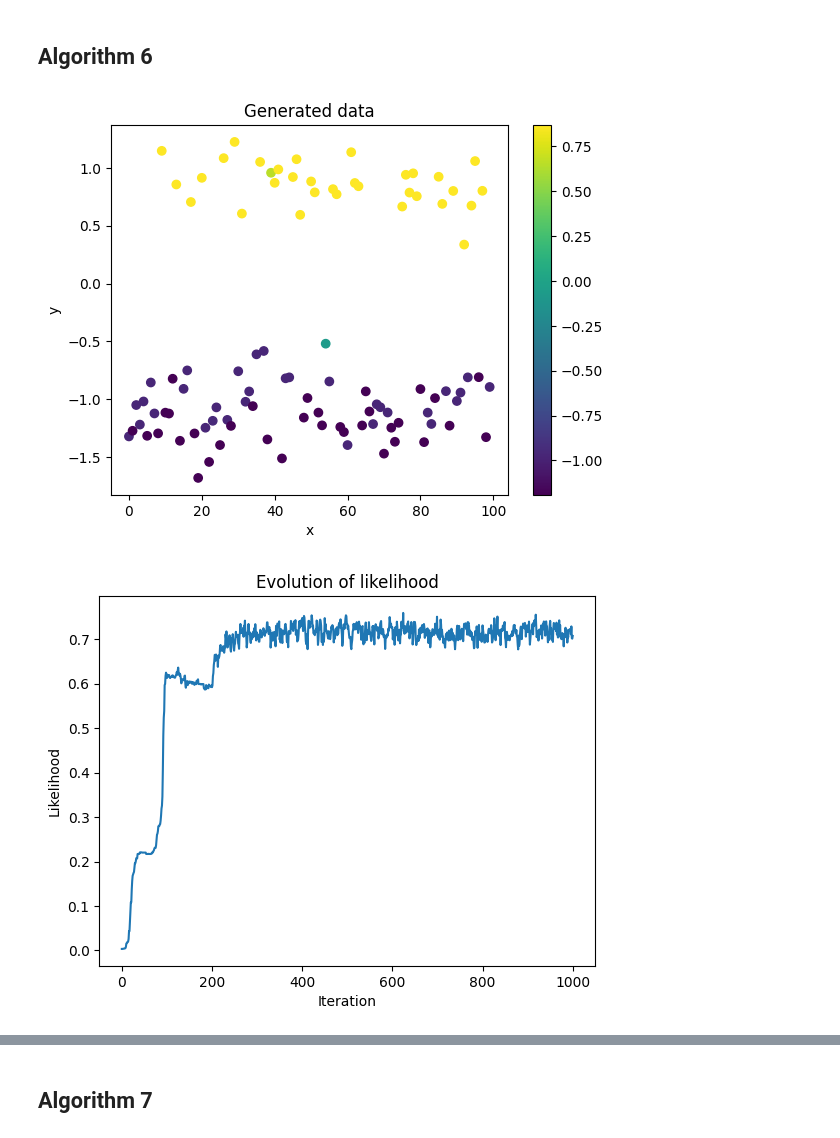
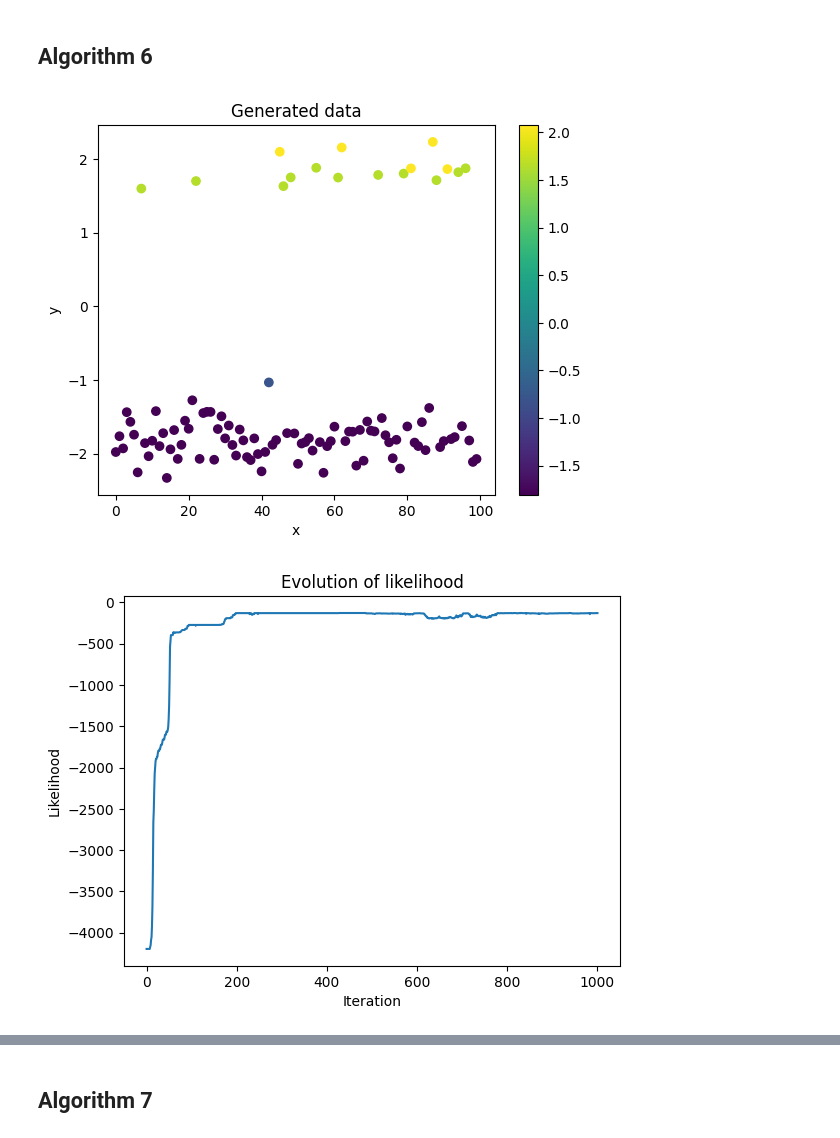
Before and after one commit to MariusAlonso/MVA-PGM-Sampling-Methods-DP-Mixture-Models, a Jupyter notebook: algos.ipynb, the cells around one changed output, grey strips where cells are left out. Drawn from its saved outputs; the diff is of its cells as text; code cells hidden in the pictures.

```diff
--- a/algos.ipynb
+++ b/algos.ipynb
@@ -44,8 +63,7 @@ def DP_sampler(n, alpha):
 # %%
 # Generate data
 n = 100
-alpha = 0.25
-thetas = DP_sampler(n, alpha)
+thetas = DP_sampler(n)
 y = np.array([f_sampler(theta) for theta in thetas])
 
 # Plot data
@@ -69,16 +87,16 @@ def find_unused_cluster(c):
 
     raise Exception("No unused cluster found")
 # %%
-def update_cluster_phis(c, phi, y):
+def update_cluster_phis(c, phi, lh, y):
     for c_unique in np.unique(c):
         phi[c_unique] = np.mean(y[c == c_unique])
-        # TODO: CHECK THIS
+        lh[c == c_unique] = F_likelihood(phi[c_unique], y[c == c_unique])
 # %% [markdown]
 # Algorithms
 # %% [markdown]
 ## Algorithm 1
 # %%
-def algorithm_1(N, y, alpha):
+def algorithm_1(N, y):
     # Initialize
     n = len(y)
     thetas = np.zeros((N+1, n), dtype=float)
@@ -232,7 +304,7 @@ plt.show()
 # %% [markdown]
 ## Algorithm 6
 # %%
-def algorithm_6_sample(theta, alpha):
+def algorithm_6_sample(theta):
     # Choose wether we sample from existing theta or from g0
     if np.random.rand() < alpha / (len(theta) + alpha):
         # Sample from g0
@@ -243,7 +315,7 @@ def algorithm_6_sample(theta, alpha):
 
     return theta
 
-def algorithm_6(N, y, alpha):
+def algorithm_6(N, y):
     n = len(y)
     thetas = np.zeros((N+1, n))
     lhs = np.zeros((N+1, n))
@@ -253,7 +325,7 @@ def algorithm_6(N, y, alpha):
         theta = thetas[i-1].copy()
         lh = lhs[i-1].copy()
         for j in range(n):
-            theta_proposal = algorithm_6_sample(theta[np.arange(n) != j], alpha)
+            theta_proposal = algorithm_6_sample(theta[np.arange(n) != j])
             lh_proposal = F_likelihood(theta_proposal, y[j])
 
             # Compute acceptance probability
@@ -264,8 +336,8 @@ def algorithm_6(N, y, alpha):
                 theta[j] = theta_proposal
                 lh[j] = lh_proposal
 
-        thetas[i] = theta.copy()
-        lhs[i] = lh.copy()
+        thetas[i] = theta
+        lhs[i] = lh
 
     return thetas, lhs
 # %%
@@ -273,8 +345,12 @@ n = 100
 N = 1000
 alpha = 0.25
 
-thetas, lhs = algorithm_6(N, y, alpha)
+thetas, lhs = algorithm_6(N, y)
 theta = thetas[-1]
+
+complete_llhs = np.zeros((N+1), dtype=float)
+for i in range(N+1):
+    complete_llhs[i] = F_loglikelihood(thetas[i], y).sum() + DP_loglikelihood(thetas[i])
 
 # plot y coloured by theta
 plt.figure()
@@ -283,33 +359,46 @@ plt.title("Generated data")
 plt.xlabel("x")
 plt.ylabel("y")
 plt.colorbar()
 plt.show()
 
 # plot evolution of lh
 plt.figure()
-plt.plot(np.mean(lhs, axis=1))
+plt.plot(complete_llhs)
 plt.title("Evolution of likelihood")
 plt.xlabel("Iteration")
 plt.ylabel("Likelihood")
+plt.show()
+
+plt.figure()
+# define infinite list of colors
+COLORS = cycle(plt.rcParams['axes.prop_cycle'].by_key()['color'])
+for i, cluster in enumerate(np.unique(thetas[-1])):
+    color = next(COLORS)
+    plt.scatter(np.arange(n)[thetas[-1] == cluster], y[thetas[-1] == cluster], label=i, color=color)
+    plt.axhline(cluster, color=color, linestyle="--")
+plt.title("Generated data")
+plt.xlabel("x")
+plt.ylabel("y")
+plt.legend()
 plt.show()
 
 # plot evolution of theta
 plt.figure()
 it_list = []
 phi_list = []
 size_list = []
 for it in range(0, N+1):
     phis_counts = np.unique(thetas[it], return_counts=True)
     phi_list.extend(phis_counts[0])
     it_list.extend([it] * len(phis_counts[0]))
     size_list.extend(phis_counts[1])
 
 plt.scatter(it_list, phi_list, s= 10 * np.square(np.array(size_list, dtype=float) / np.max(size_list)), c=size_list)
 plt.title("Cluster assignments")
 plt.xlabel("Iteration")
 plt.ylabel("Cluster mean")
 plt.colorbar()
 plt.show()
 # %% [output]
-[figure, old version]
+[figure, new version]
-[figure, old version]
+[figure, new version]
```
Also changed, not shown: parts of 15 cells of this notebook.
